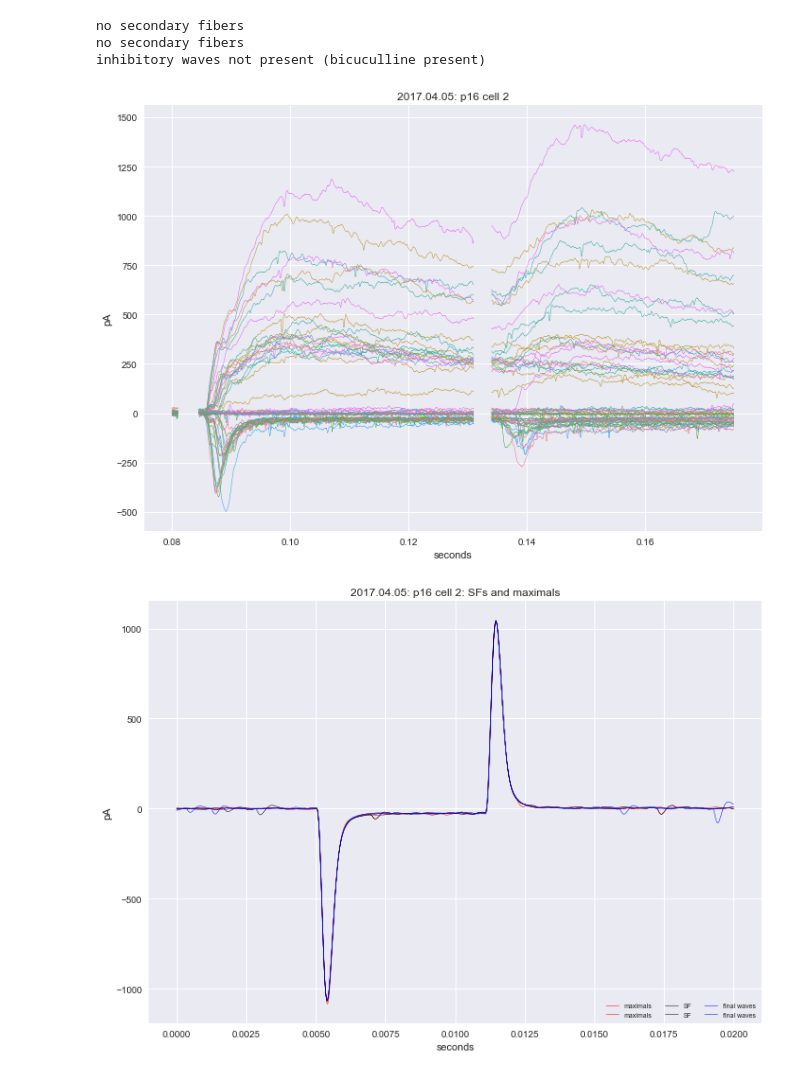
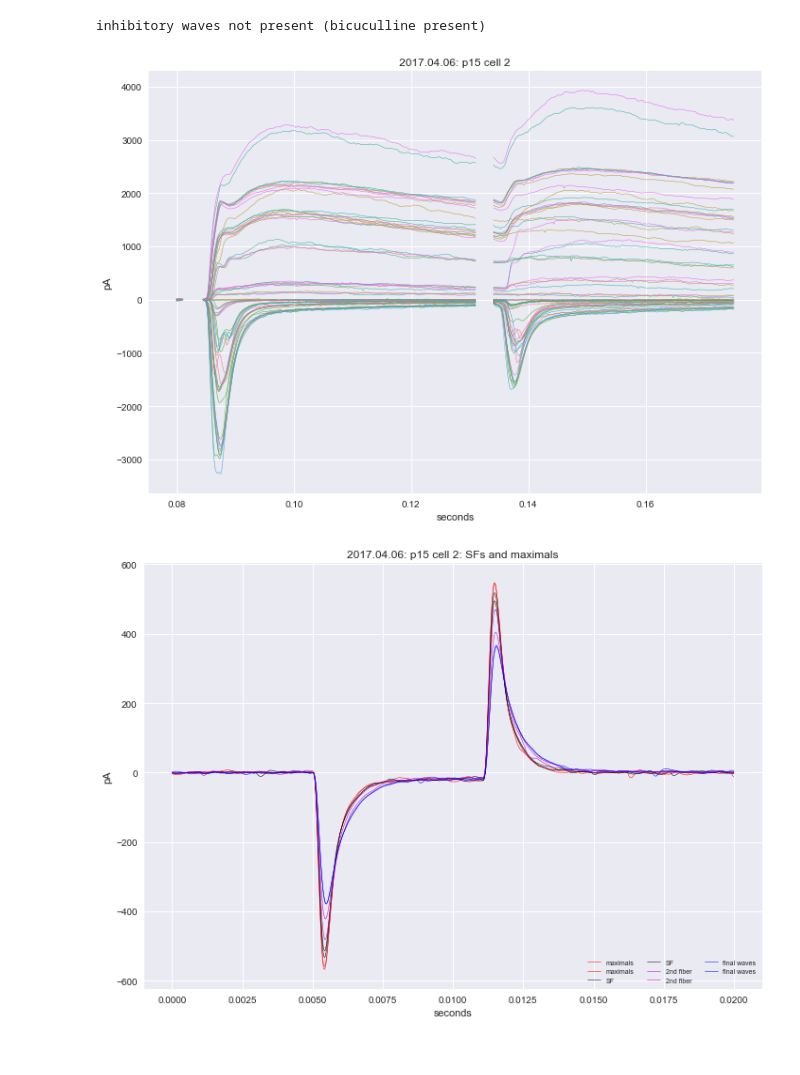
Before and after one commit to yuwie10/ephysAnalysis, a Jupyter notebook: plot_cells_template.ipynb, the cells around one changed output. Cells and saved outputs as stored; diff of their text form; code cells hidden in the pictures.

```diff
--- a/plot_cells_template.ipynb
+++ b/plot_cells_template.ipynb
@@ -82,17 +80,15 @@ no secondary fibers
 # %%
 #cell information
-date = '2017.04.05'
+date = '2017.04.06'
 cell_num = 2
-age = 'p16'
+age = 'p15'
 
 #files
 file = '/Volumes/lab_data_2/{}.csv'.format(date)
 excel = '/Volumes/lab_data_2/{}_Cell{}.xlsx'.format(date, cell_num)
 
 plot_full_experiment(file, excel, date, age, cell_num)
 # %% [output]
-no secondary fibers
-no secondary fibers
 inhibitory waves not present (bicuculline present)
-[figure, old version]
+[figure, new version]
-[figure, old version]
+[figure, new version]
```
Also changed, not shown: parts of 3 cells of this notebook, 5 other files.
